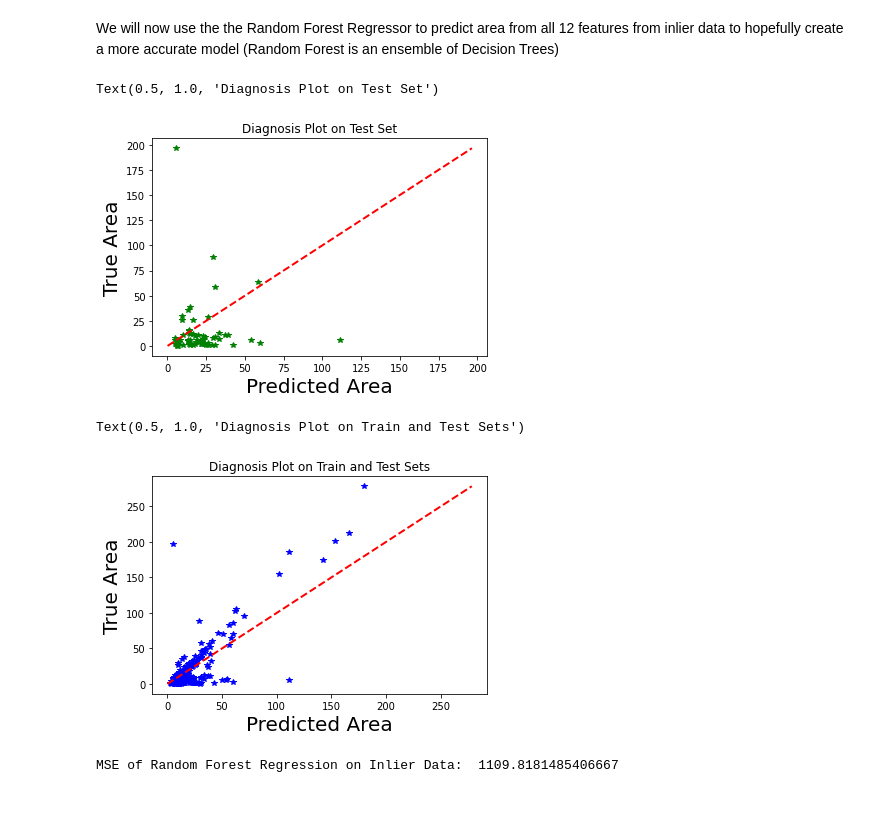
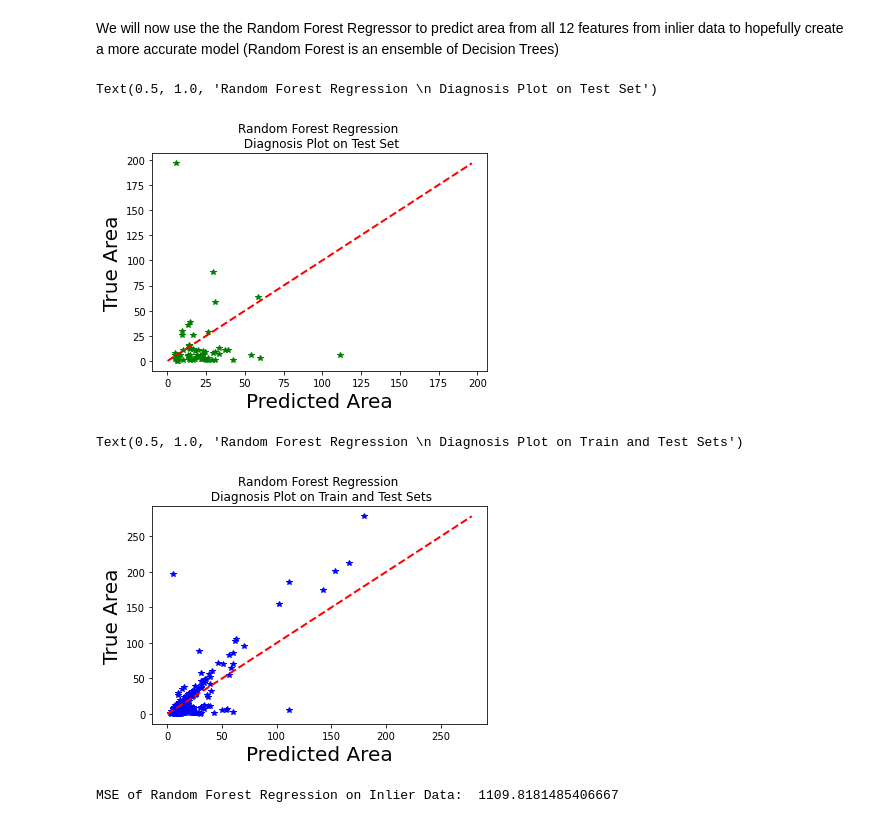
Before and after one commit to elacanan/forestfires, a Jupyter notebook: Project_RegressionTask.ipynb, the cells around one changed output. Saved outputs shown, nothing was run; the diff lists cells and outputs as text; code cells hidden in the pictures.

```diff
--- a/Project_RegressionTask.ipynb
+++ b/Project_RegressionTask.ipynb
@@ -381,23 +381,23 @@ We will now use the the Random Forest Regressor to predict area from all 12 feat
 # %%
 # Random Forest Regression
 from sklearn import ensemble
 
 rf = ensemble.RandomForestRegressor(random_state = 100, max_depth = 10).fit(X_train, y_train)
 
 rf_pred = rf.predict(X_test)
 
 # Predicted vs True on Test Set
 
 plt.figure(figsize = (6, 4))
 
 plt.plot(rf_pred, y_test,'*g')
 plt.plot([y_test.min(), y_test.max()], [y_test.min(), y_test.max()], 'r--', lw = 2)
 plt.xlabel('Predicted Area', size = 20)
 plt.ylabel('True Area', size = 20)
-plt.title('Diagnosis Plot on Test Set')
+plt.title('Random Forest Regression \n Diagnosis Plot on Test Set')
 # %% [output]
-Text(0.5, 1.0, 'Diagnosis Plot on Test Set')
+Text(0.5, 1.0, 'Random Forest Regression \n Diagnosis Plot on Test Set')
-[figure, old version]
+[figure, new version]
 # %%
 # Predicted vs True on Train and Test Sets
 
@@ -409,10 +409,10 @@ plt.plot(rf_pred1, y,'*b')
 plt.plot([y.min(), y.max()], [y.min(), y.max()], 'r--', lw = 2)
 plt.xlabel('Predicted Area', size = 20)
 plt.ylabel('True Area', size = 20)
-plt.title('Diagnosis Plot on Train and Test Sets')
+plt.title('Random Forest Regression \n Diagnosis Plot on Train and Test Sets')
 # %% [output]
-Text(0.5, 1.0, 'Diagnosis Plot on Train and Test Sets')
+Text(0.5, 1.0, 'Random Forest Regression \n Diagnosis Plot on Train and Test Sets')
-[figure, old version]
+[figure, new version]
 # %%
 # Model Evaluation with MSE
 
```
Also changed, not shown: parts of 7 cells of this notebook.
